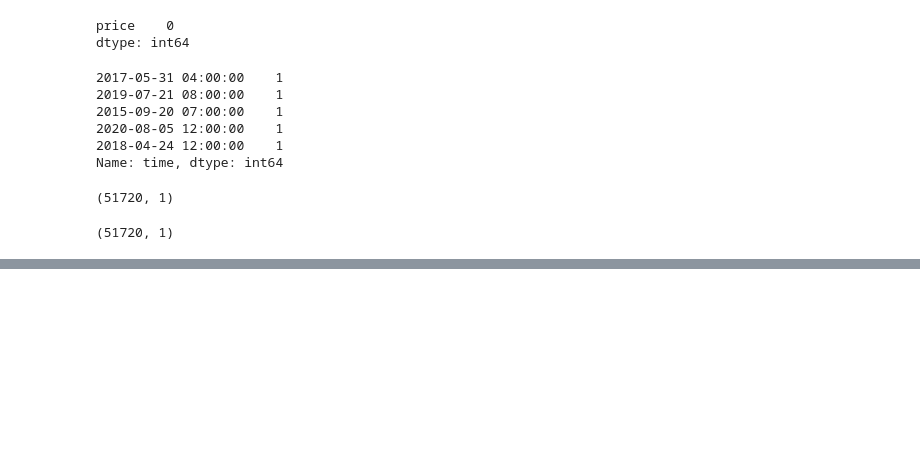
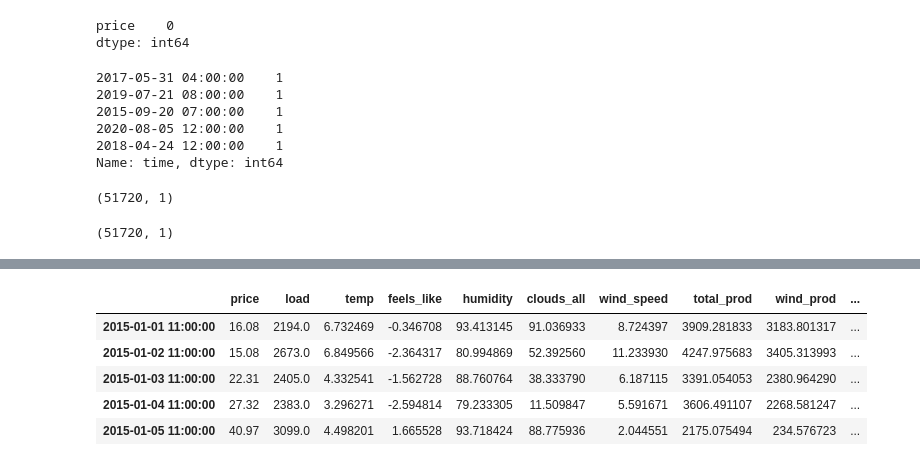
Before and after one commit to Guli-Y/ElectricityPricePredictor, a Jupyter notebook: notebooks/Data_preprocessing_guli.ipynb, the cells around one changed output, grey strips where cells are left out. Cells and saved outputs as stored; diff of their text form; code cells hidden in the pictures; blank space fills up the shorter version.

```diff
--- a/notebooks/Data_preprocessing_guli.ipynb
+++ b/notebooks/Data_preprocessing_guli.ipynb
@@ -127,0 +169,3 @@ df.shape
+# %%
+df_holidays = get_holidays().drop(columns=['holiday_name'])
+df_holidays.head()
@@ -127,0 +220,13 @@ df.shape
+# %%
+# merge all features
+df_all = df_price_11
+for df in dfs.values():
+    df_all = df_all.join(df, how='outer')
+df_all.head()
+# %% [output]
+|  | price | load | temp | feels_like | humidity | clouds_all | wind_speed | total_prod | wind_prod | ... |
+| 2015-01-01 11:00:00 | 16.08 | 2194.0 | 6.732469 | -0.346708 | 93.413145 | 91.036933 | 8.724397 | 3909.281833 | 3183.801317 | ... |
+| 2015-01-02 11:00:00 | 15.08 | 2673.0 | 6.849566 | -2.364317 | 80.994869 | 52.392560 | 11.233930 | 4247.975683 | 3405.313993 | ... |
+| 2015-01-03 11:00:00 | 22.31 | 2405.0 | 4.332541 | -1.562728 | 88.760764 | 38.333790 | 6.187115 | 3391.054053 | 2380.964290 | ... |
+| 2015-01-04 11:00:00 | 27.32 | 2383.0 | 3.296271 | -2.594814 | 79.233305 | 11.509847 | 5.591671 | 3606.491107 | 2268.581247 | ... |
+| 2015-01-05 11:00:00 | 40.97 | 3099.0 | 4.498201 | 1.665528 | 93.718424 | 88.775936 | 2.044551 | 2175.075494 | 234.576723 | ... |
```
Also changed, not shown: parts of 15 cells of this notebook.
